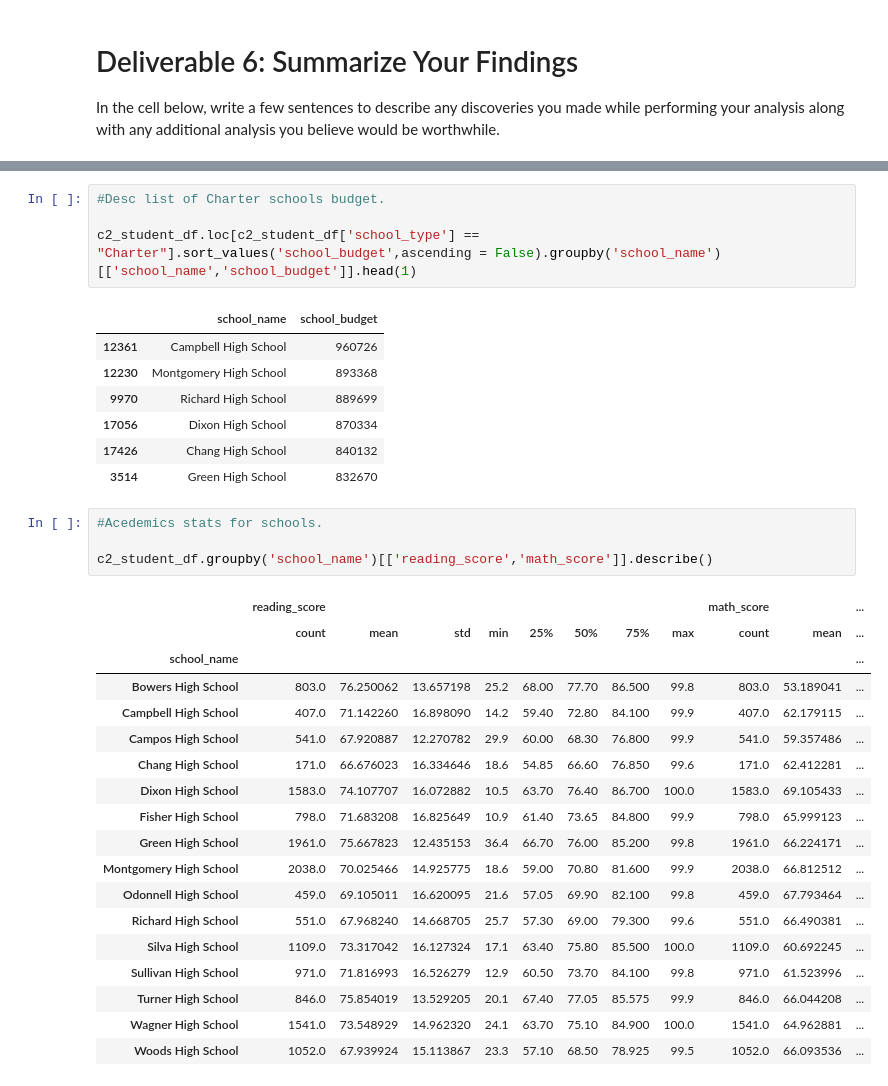
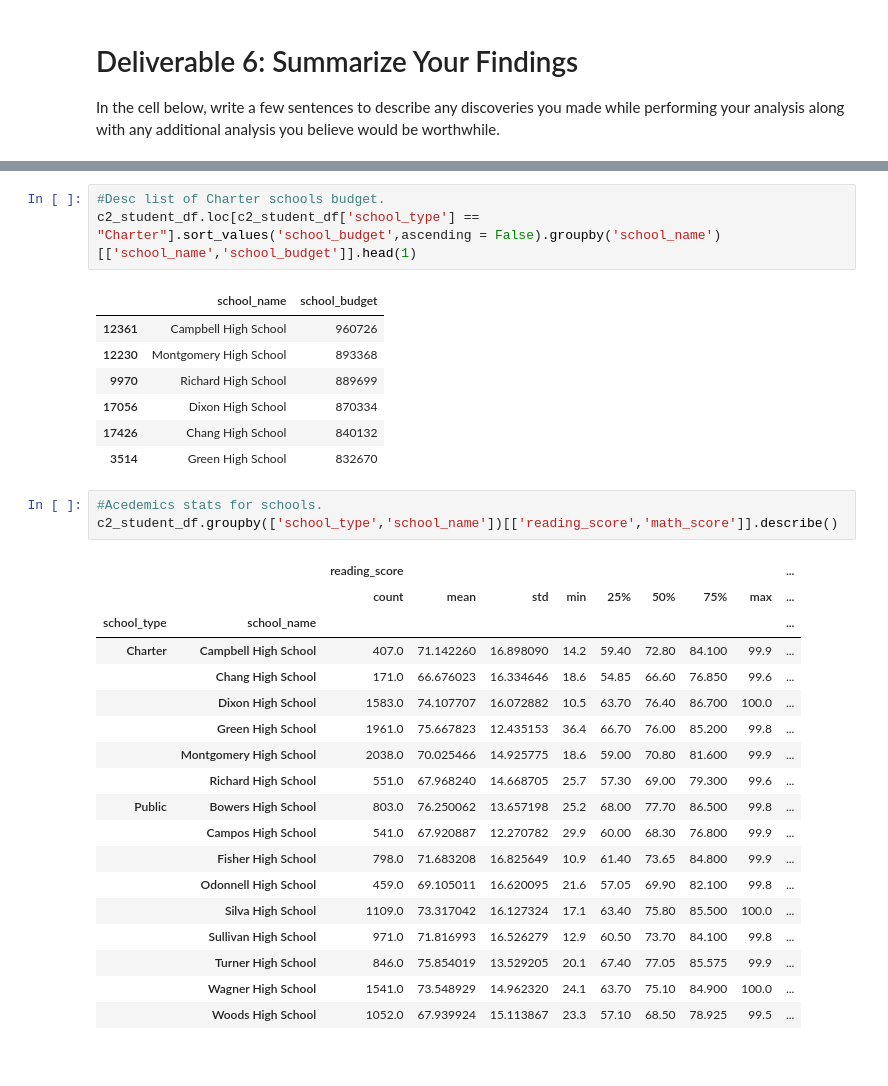
Before and after one commit to vikas0809/PyCitySchools, a Jupyter notebook: Student_Data_Challenge_Starter_Code.ipynb, the cells around one changed output, grey strips where cells are left out. Cells and saved outputs as stored; diff of their text form.

```diff
--- a/Student_Data_Challenge_Starter_Code.ipynb
+++ b/Student_Data_Challenge_Starter_Code.ipynb
@@ -403,7 +385,6 @@ c2_student_df.loc[c2_student_df['school_type'] == "Public"].sort_values('school_
 | 10658 | Fisher High School | 817615 |
 # %%
 #Desc list of Charter schools budget.
-
 c2_student_df.loc[c2_student_df['school_type'] == "Charter"].sort_values('school_budget',ascending = False).groupby('school_name')[['school_name','school_budget']].head(1)
 # %% [output]
 |  | school_name | school_budget |
@@ -415,25 +396,24 @@ c2_student_df.loc[c2_student_df['school_type'] == "Charter"].sort_values('school
 | 3514 | Green High School | 832670 |
 # %%
 #Acedemics stats for schools.
-
-c2_student_df.groupby('school_name')[['reading_score','math_score']].describe()
+c2_student_df.groupby(['school_type','school_name'])[['reading_score','math_score']].describe()
 # %% [output]
-|  | reading_score |  |  |  |  |  |  |  | math_score |  | ... |
-|  | count | mean | std | min | 25% | 50% | 75% | max | count | mean | ... |
-| school_name |  |  |  |  |  |  |  |  |  |  | ... |
-| Bowers High School | 803.0 | 76.250062 | 13.657198 | 25.2 | 68.00 | 77.70 | 86.500 | 99.8 | 803.0 | 53.189041 | ... |
-| Campbell High School | 407.0 | 71.142260 | 16.898090 | 14.2 | 59.40 | 72.80 | 84.100 | 99.9 | 407.0 | 62.179115 | ... |
-| Campos High School | 541.0 | 67.920887 | 12.270782 | 29.9 | 60.00 | 68.30 | 76.800 | 99.9 | 541.0 | 59.357486 | ... |
-| Chang High School | 171.0 | 66.676023 | 16.334646 | 18.6 | 54.85 | 66.60 | 76.850 | 99.6 | 171.0 | 62.412281 | ... |
-| Dixon High School | 1583.0 | 74.107707 | 16.072882 | 10.5 | 63.70 | 76.40 | 86.700 | 100.0 | 1583.0 | 69.105433 | ... |
-| Fisher High School | 798.0 | 71.683208 | 16.825649 | 10.9 | 61.40 | 73.65 | 84.800 | 99.9 | 798.0 | 65.999123 | ... |
-| Green High School | 1961.0 | 75.667823 | 12.435153 | 36.4 | 66.70 | 76.00 | 85.200 | 99.8 | 1961.0 | 66.224171 | ... |
-| Montgomery High School | 2038.0 | 70.025466 | 14.925775 | 18.6 | 59.00 | 70.80 | 81.600 | 99.9 | 2038.0 | 66.812512 | ... |
-| Odonnell High School | 459.0 | 69.105011 | 16.620095 | 21.6 | 57.05 | 69.90 | 82.100 | 99.8 | 459.0 | 67.793464 | ... |
-| Richard High School | 551.0 | 67.968240 | 14.668705 | 25.7 | 57.30 | 69.00 | 79.300 | 99.6 | 551.0 | 66.490381 | ... |
-| Silva High School | 1109.0 | 73.317042 | 16.127324 | 17.1 | 63.40 | 75.80 | 85.500 | 100.0 | 1109.0 | 60.692245 | ... |
-| Sullivan High School | 971.0 | 71.816993 | 16.526279 | 12.9 | 60.50 | 73.70 | 84.100 | 99.8 | 971.0 | 61.523996 | ... |
-| Turner High School | 846.0 | 75.854019 | 13.529205 | 20.1 | 67.40 | 77.05 | 85.575 | 99.9 | 846.0 | 66.044208 | ... |
-| Wagner High School | 1541.0 | 73.548929 | 14.962320 | 24.1 | 63.70 | 75.10 | 84.900 | 100.0 | 1541.0 | 64.962881 | ... |
-| Woods High School | 1052.0 | 67.939924 | 15.113867 | 23.3 | 57.10 | 68.50 | 78.925 | 99.5 | 1052.0 | 66.093536 | ... |
+|  |  | reading_score |  |  |  |  |  |  |  | ... |
+|  |  | count | mean | std | min | 25% | 50% | 75% | max | ... |
+| school_type | school_name |  |  |  |  |  |  |  |  | ... |
+| Charter | Campbell High School | 407.0 | 71.142260 | 16.898090 | 14.2 | 59.40 | 72.80 | 84.100 | 99.9 | ... |
+|  | Chang High School | 171.0 | 66.676023 | 16.334646 | 18.6 | 54.85 | 66.60 | 76.850 | 99.6 | ... |
+|  | Dixon High School | 1583.0 | 74.107707 | 16.072882 | 10.5 | 63.70 | 76.40 | 86.700 | 100.0 | ... |
+|  | Green High School | 1961.0 | 75.667823 | 12.435153 | 36.4 | 66.70 | 76.00 | 85.200 | 99.8 | ... |
+|  | Montgomery High School | 2038.0 | 70.025466 | 14.925775 | 18.6 | 59.00 | 70.80 | 81.600 | 99.9 | ... |
+|  | Richard High School | 551.0 | 67.968240 | 14.668705 | 25.7 | 57.30 | 69.00 | 79.300 | 99.6 | ... |
+| Public | Bowers High School | 803.0 | 76.250062 | 13.657198 | 25.2 | 68.00 | 77.70 | 86.500 | 99.8 | ... |
+|  | Campos High School | 541.0 | 67.920887 | 12.270782 | 29.9 | 60.00 | 68.30 | 76.800 | 99.9 | ... |
+|  | Fisher High School | 798.0 | 71.683208 | 16.825649 | 10.9 | 61.40 | 73.65 | 84.800 | 99.9 | ... |
+|  | Odonnell High School | 459.0 | 69.105011 | 16.620095 | 21.6 | 57.05 | 69.90 | 82.100 | 99.8 | ... |
+|  | Silva High School | 1109.0 | 73.317042 | 16.127324 | 17.1 | 63.40 | 75.80 | 85.500 | 100.0 | ... |
+|  | Sullivan High School | 971.0 | 71.816993 | 16.526279 | 12.9 | 60.50 | 73.70 | 84.100 | 99.8 | ... |
+|  | Turner High School | 846.0 | 75.854019 | 13.529205 | 20.1 | 67.40 | 77.05 | 85.575 | 99.9 | ... |
+|  | Wagner High School | 1541.0 | 73.548929 | 14.962320 | 24.1 | 63.70 | 75.10 | 84.900 | 100.0 | ... |
+|  | Woods High School | 1052.0 | 67.939924 | 15.113867 | 23.3 | 57.10 | 68.50 | 78.925 | 99.5 | ... |
 # %%
```
Also changed, not shown: parts of 24 cells of this notebook.
